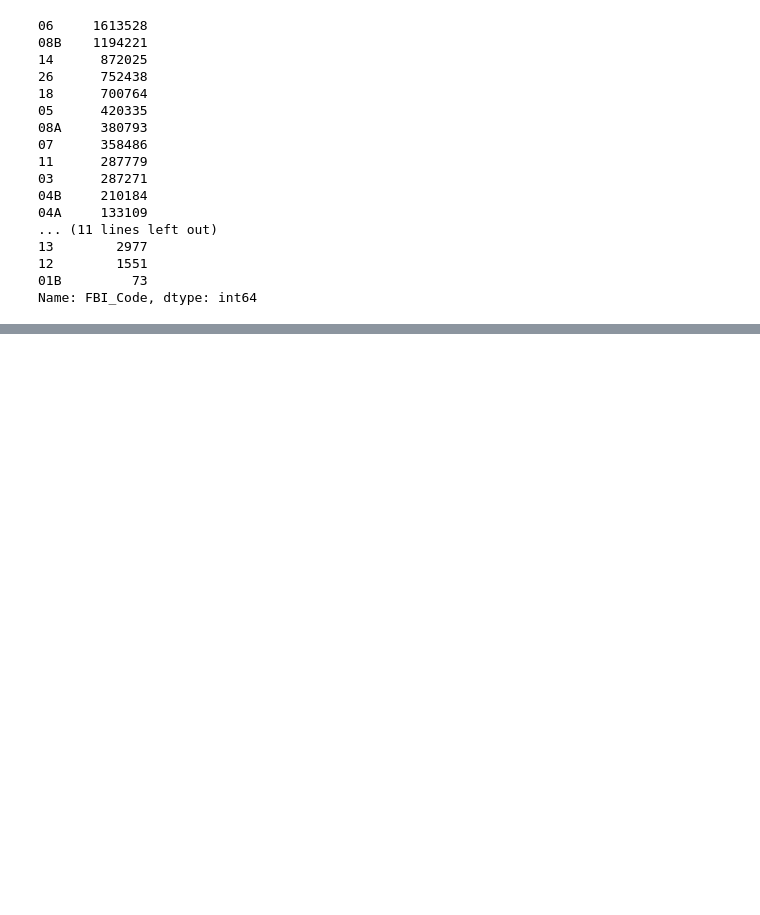
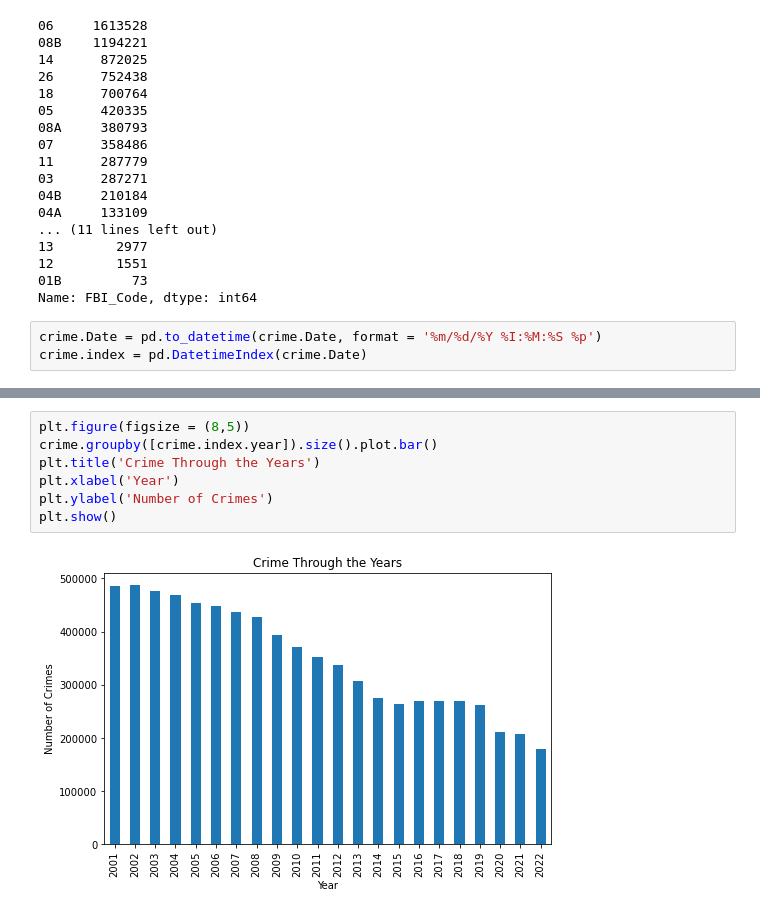
Before and after one commit to Chicago-PD-project/Chicago_Project, a Jupyter notebook: Lindy's_workbook.ipynb, the cells around one changed output, grey strips where cells are left out. Drawn from its saved outputs; the diff is of its cells as text; blank space fills up the shorter version.

Commit message:
updated visuals

```diff
--- a/Lindy's_workbook.ipynb
+++ b/Lindy's_workbook.ipynb
@@ -74,3 +76,6 @@ crime.FBI_Code.value_counts()
 12        1551
 01B         73
 Name: FBI_Code, dtype: int64
+# %%
+crime.Date = pd.to_datetime(crime.Date, format = '%m/%d/%Y %I:%M:%S %p')
+crime.index = pd.DatetimeIndex(crime.Date)
@@ -76,0 +92,9 @@ Name: FBI_Code, dtype: int64
+# %%
+plt.figure(figsize = (8,5))
+crime.groupby([crime.index.year]).size().plot.bar()
+plt.title('Crime Through the Years')
+plt.xlabel('Year')
+plt.ylabel('Number of Crimes')
+plt.show()
+# %% [output]
+[figure, added]
```
Also changed, not shown: parts of 6 cells of this notebook.
